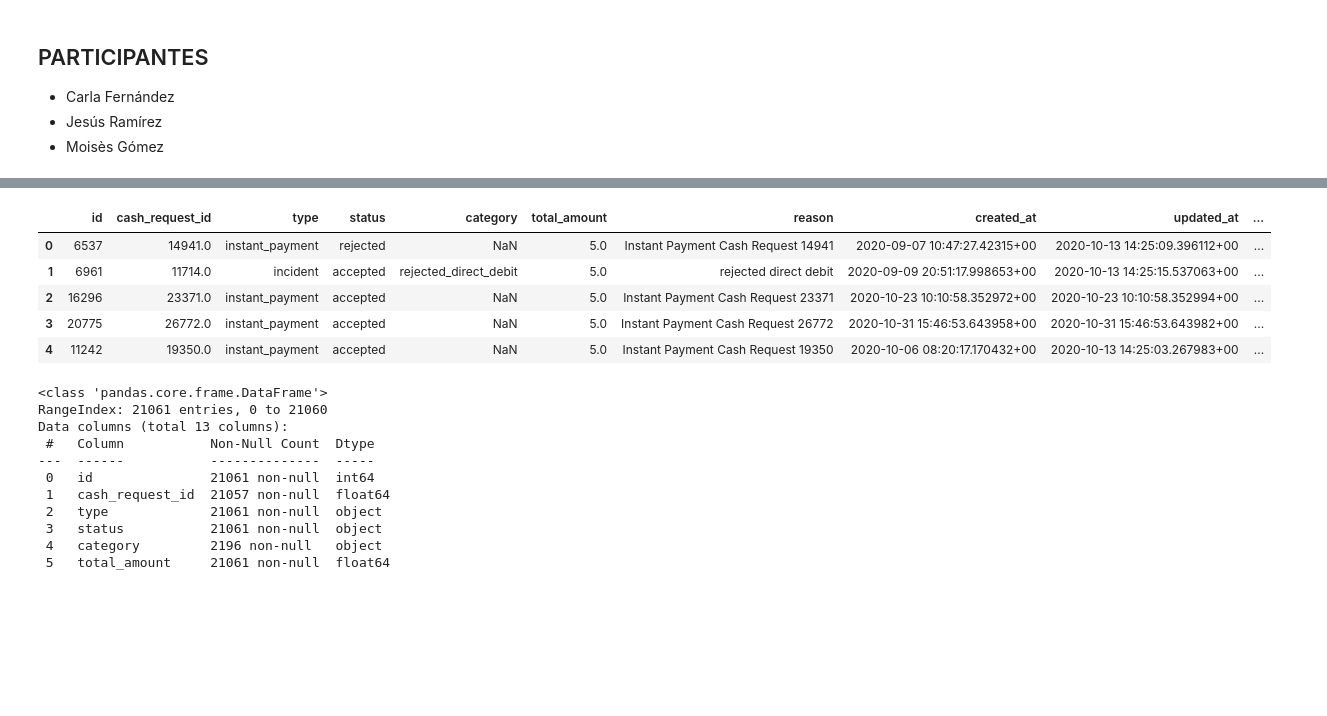
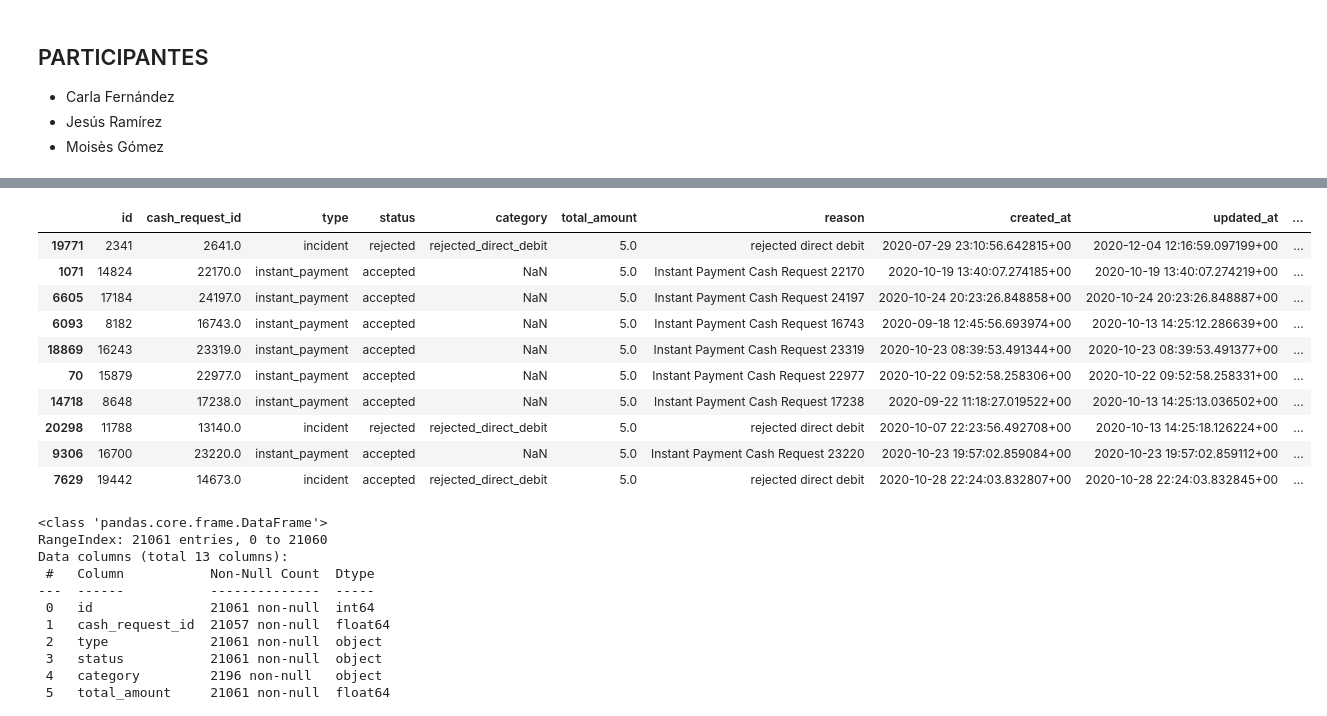
Before and after one commit to moiatgit/project-1-ironhack-payments-es, a Jupyter notebook: grupo3.ipynb, the cells around one changed output, grey strips where cells are left out. Drawn from its saved outputs; the diff is of its cells as text; code cells hidden in the pictures; blank space fills up the shorter version.

```diff
--- a/grupo3.ipynb
+++ b/grupo3.ipynb
@@ -118,9 +198,15 @@ cash
 # %%
-fees.head()
+# Primera visualización del contenido de fees
+fees.sample(10)
 # %% [output]
 |  | id | cash_request_id | type | status | category | total_amount | reason | created_at | updated_at | ... |
-| 0 | 6537 | 14941.0 | instant_payment | rejected | NaN | 5.0 | Instant Payment Cash Request 14941 | 2020-09-07 10:47:27.42315+00 | 2020-10-13 14:25:09.396112+00 | ... |
-| 1 | 6961 | 11714.0 | incident | accepted | rejected_direct_debit | 5.0 | rejected direct debit | 2020-09-09 20:51:17.998653+00 | 2020-10-13 14:25:15.537063+00 | ... |
-| 2 | 16296 | 23371.0 | instant_payment | accepted | NaN | 5.0 | Instant Payment Cash Request 23371 | 2020-10-23 10:10:58.352972+00 | 2020-10-23 10:10:58.352994+00 | ... |
-| 3 | 20775 | 26772.0 | instant_payment | accepted | NaN | 5.0 | Instant Payment Cash Request 26772 | 2020-10-31 15:46:53.643958+00 | 2020-10-31 15:46:53.643982+00 | ... |
-| 4 | 11242 | 19350.0 | instant_payment | accepted | NaN | 5.0 | Instant Payment Cash Request 19350 | 2020-10-06 08:20:17.170432+00 | 2020-10-13 14:25:03.267983+00 | ... |
+| 19771 | 2341 | 2641.0 | incident | rejected | rejected_direct_debit | 5.0 | rejected direct debit | 2020-07-29 23:10:56.642815+00 | 2020-12-04 12:16:59.097199+00 | ... |
+| 1071 | 14824 | 22170.0 | instant_payment | accepted | NaN | 5.0 | Instant Payment Cash Request 22170 | 2020-10-19 13:40:07.274185+00 | 2020-10-19 13:40:07.274219+00 | ... |
+| 6605 | 17184 | 24197.0 | instant_payment | accepted | NaN | 5.0 | Instant Payment Cash Request 24197 | 2020-10-24 20:23:26.848858+00 | 2020-10-24 20:23:26.848887+00 | ... |
+| 6093 | 8182 | 16743.0 | instant_payment | accepted | NaN | 5.0 | Instant Payment Cash Request 16743 | 2020-09-18 12:45:56.693974+00 | 2020-10-13 14:25:12.286639+00 | ... |
+| 18869 | 16243 | 23319.0 | instant_payment | accepted | NaN | 5.0 | Instant Payment Cash Request 23319 | 2020-10-23 08:39:53.491344+00 | 2020-10-23 08:39:53.491377+00 | ... |
+| 70 | 15879 | 22977.0 | instant_payment | accepted | NaN | 5.0 | Instant Payment Cash Request 22977 | 2020-10-22 09:52:58.258306+00 | 2020-10-22 09:52:58.258331+00 | ... |
+| 14718 | 8648 | 17238.0 | instant_payment | accepted | NaN | 5.0 | Instant Payment Cash Request 17238 | 2020-09-22 11:18:27.019522+00 | 2020-10-13 14:25:13.036502+00 | ... |
+| 20298 | 11788 | 13140.0 | incident | rejected | rejected_direct_debit | 5.0 | rejected direct debit | 2020-10-07 22:23:56.492708+00 | 2020-10-13 14:25:18.126224+00 | ... |
+| 9306 | 16700 | 23220.0 | instant_payment | accepted | NaN | 5.0 | Instant Payment Cash Request 23220 | 2020-10-23 19:57:02.859084+00 | 2020-10-23 19:57:02.859112+00 | ... |
+| 7629 | 19442 | 14673.0 | incident | accepted | rejected_direct_debit | 5.0 | rejected direct debit | 2020-10-28 22:24:03.832807+00 | 2020-10-28 22:24:03.832845+00 | ... |
```
Also changed, not shown: parts of 51 cells of this notebook.
